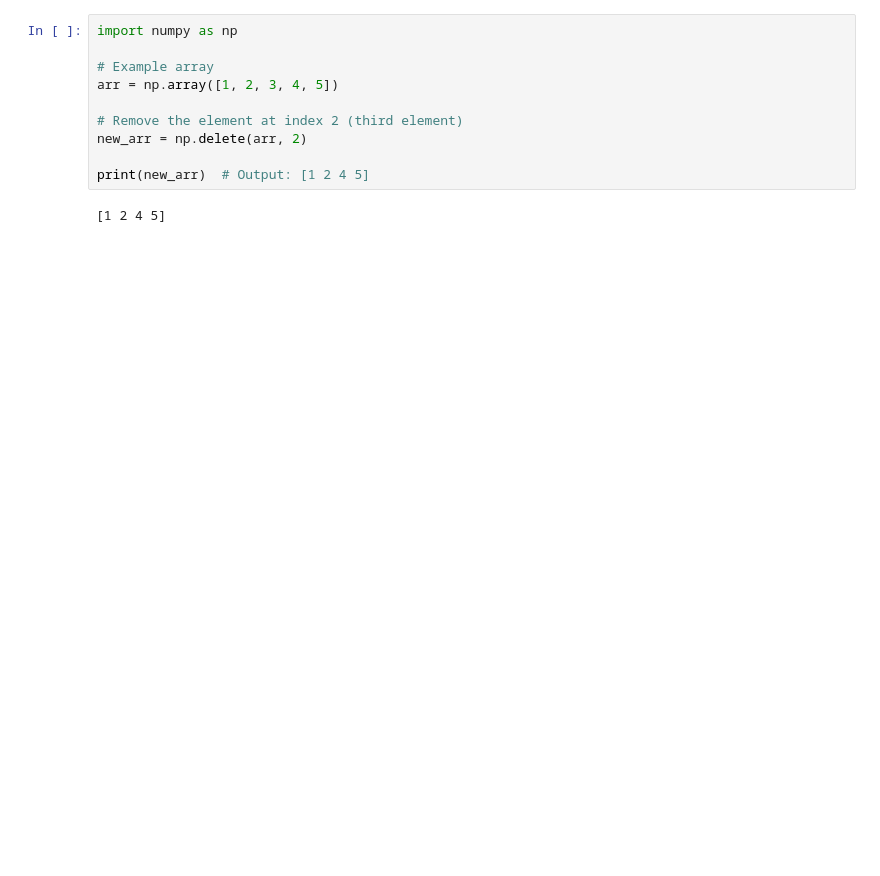
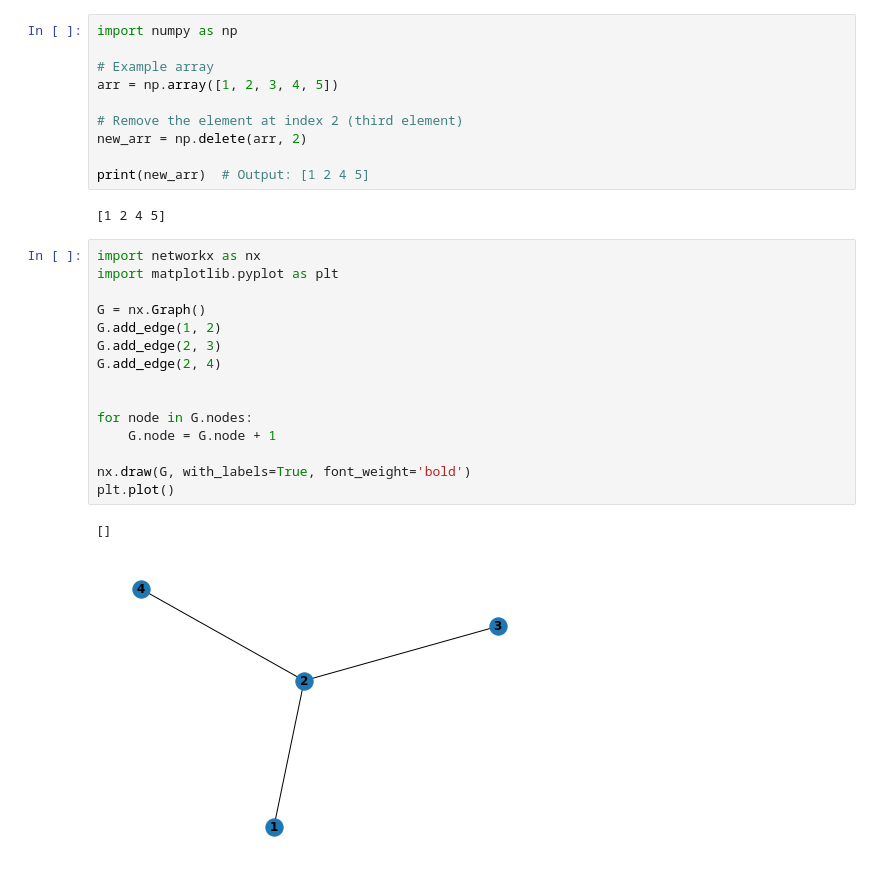
Before and after one commit to Kallel-Abd/ESteiner-3D, a Jupyter notebook: projet.ipynb, the cells around one changed output. Drawn from its saved outputs; the diff is of its cells as text; blank space fills up the shorter version.

```diff
--- a/projet.ipynb
+++ b/projet.ipynb
@@ -77,3 +62,21 @@ new_arr = np.delete(arr, 2)
 print(new_arr)  # Output: [1 2 4 5]
 # %% [output]
 [1 2 4 5]
+# %%
+import networkx as nx
+import matplotlib.pyplot as plt
+
+G = nx.Graph()
+G.add_edge(1, 2)
+G.add_edge(2, 3)
+G.add_edge(2, 4)
+
+
+for node in G.nodes:
+    G.node = G.node + 1
+
+nx.draw(G, with_labels=True, font_weight='bold')
+plt.plot()
+# %% [output]
+[]
+[figure, added]
```
Also changed, not shown: parts of 2 cells of this notebook, 5 other files.
